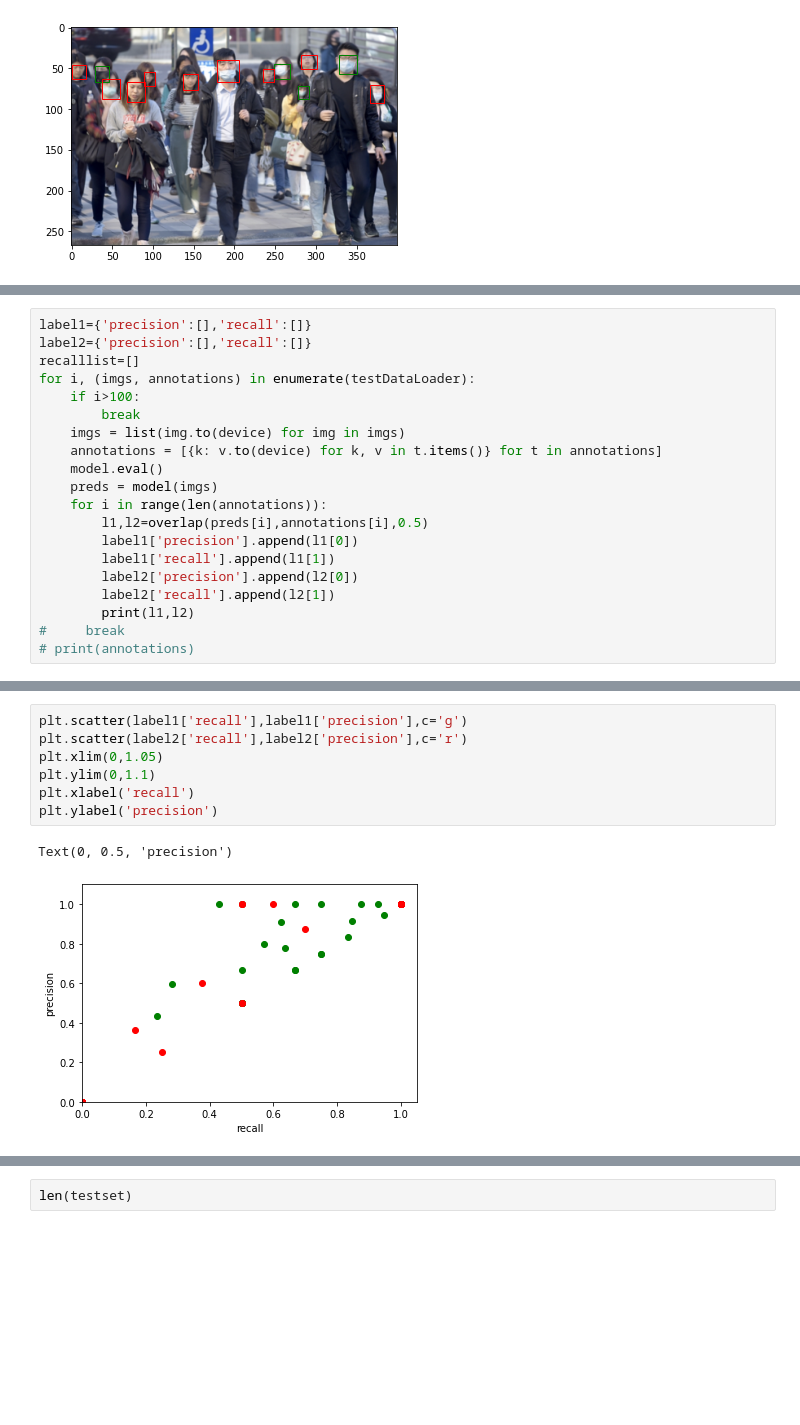
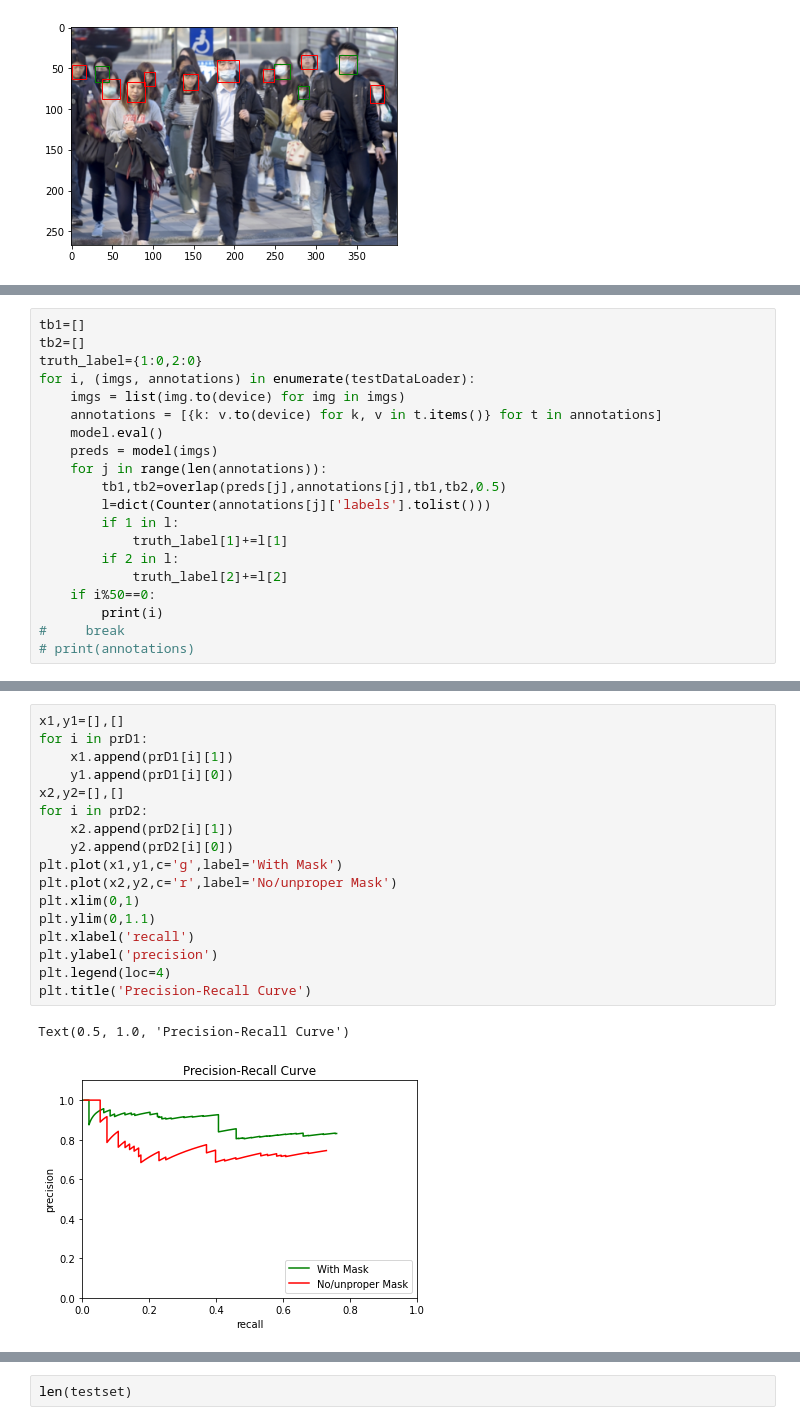
Before and after one commit to XiAom611/MaskDetection, a Jupyter notebook: src/main2_withEvaluation.ipynb, the cells around one changed output, grey strips where cells are left out. Drawn from its saved outputs; the diff is of its cells as text; blank space fills up the shorter version.

```diff
--- a/src/main2_withEvaluation.ipynb
+++ b/src/main2_withEvaluation.ipynb
@@ -367,21 +364,21 @@ overlap(preds[0], annotations[0],0.5)
 # %%
-label1={'precision':[],'recall':[]}
-label2={'precision':[],'recall':[]}
-recalllist=[]
+tb1=[]
+tb2=[]
+truth_label={1:0,2:0}
 for i, (imgs, annotations) in enumerate(testDataLoader):
-    if i>100:
-        break
     imgs = list(img.to(device) for img in imgs)
     annotations = [{k: v.to(device) for k, v in t.items()} for t in annotations]
     model.eval()
     preds = model(imgs)
-    for i in range(len(annotations)):
-        l1,l2=overlap(preds[i],annotations[i],0.5)
-        label1['precision'].append(l1[0])
-        label1['recall'].append(l1[1])
-        label2['precision'].append(l2[0])
-        label2['recall'].append(l2[1])
-        print(l1,l2)
+    for j in range(len(annotations)):
+        tb1,tb2=overlap(preds[j],annotations[j],tb1,tb2,0.5)
+        l=dict(Counter(annotations[j]['labels'].tolist()))
+        if 1 in l:
+            truth_label[1]+=l[1]
+        if 2 in l:
+            truth_label[2]+=l[2]
+    if i%50==0:
+        print(i)
 #     break
 # print(annotations)
 # %% [output]
@@ -405,10 +423,20 @@ for i, (imgs, annotations) in enumerate(testDataLoader):
 # %%
-plt.scatter(label1['recall'],label1['precision'],c='g')
-plt.scatter(label2['recall'],label2['precision'],c='r')
-plt.xlim(0,1.05)
+x1,y1=[],[]
+for i in prD1:
+    x1.append(prD1[i][1])
+    y1.append(prD1[i][0])
+x2,y2=[],[]
+for i in prD2:
+    x2.append(prD2[i][1])
+    y2.append(prD2[i][0])
+plt.plot(x1,y1,c='g',label='With Mask')
+plt.plot(x2,y2,c='r',label='No/unproper Mask')
+plt.xlim(0,1)
 plt.ylim(0,1.1)
 plt.xlabel('recall')
 plt.ylabel('precision')
+plt.legend(loc=4)
+plt.title('Precision-Recall Curve')
 # %% [output]
-Text(0, 0.5, 'precision')
+Text(0.5, 1.0, 'Precision-Recall Curve')
-[figure, old version]
+[figure, new version]
```
Also changed, not shown: parts of 7 cells of this notebook.
